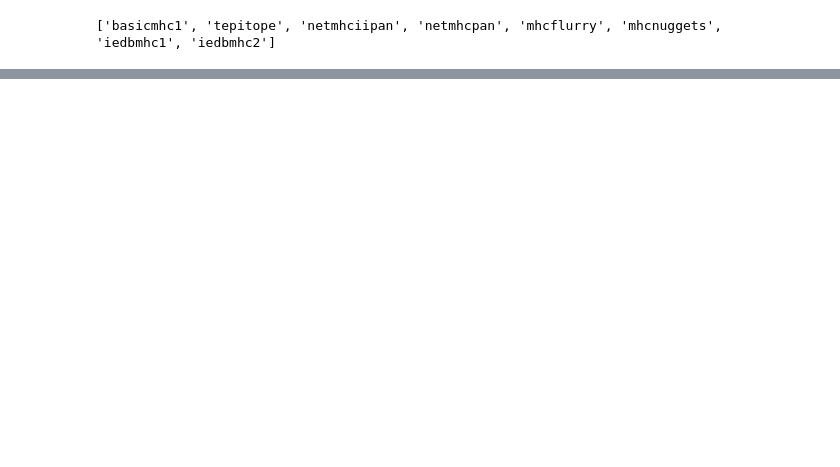
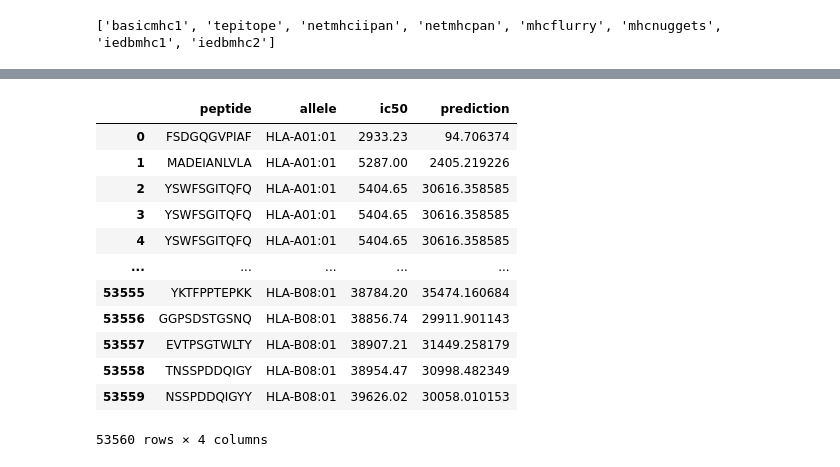
Before and after one commit to covid19-bh-machine-learning/master, a Jupyter notebook: features-predicted-epitopes.ipynb, the cells around one changed output, grey strips where cells are left out. Saved outputs shown, nothing was run; the diff lists cells and outputs as text; code cells hidden in the pictures; blank space fills up the shorter version.

```diff
--- a/features-predicted-epitopes.ipynb
+++ b/features-predicted-epitopes.ipynb
@@ -98,0 +118,16 @@ netmhcpan predictor with results in 5 sequences
+# %%
+display(merged)
+# %% [output]
+|  | peptide | allele | ic50 | prediction |
+| 0 | FSDGQGVPIAF | HLA-A01:01 | 2933.23 | 94.706374 |
+| 1 | MADEIANLVLA | HLA-A01:01 | 5287.00 | 2405.219226 |
+| 2 | YSWFSGITQFQ | HLA-A01:01 | 5404.65 | 30616.358585 |
+| 3 | YSWFSGITQFQ | HLA-A01:01 | 5404.65 | 30616.358585 |
+| 4 | YSWFSGITQFQ | HLA-A01:01 | 5404.65 | 30616.358585 |
+| ... | ... | ... | ... | ... |
+| 53555 | YKTFPPTEPKK | HLA-B08:01 | 38784.20 | 35474.160684 |
+| 53556 | GGPSDSTGSNQ | HLA-B08:01 | 38856.74 | 29911.901143 |
+| 53557 | EVTPSGTWLTY | HLA-B08:01 | 38907.21 | 31449.258179 |
+| 53558 | TNSSPDDQIGY | HLA-B08:01 | 38954.47 | 30998.482349 |
+| 53559 | NSSPDDQIGYY | HLA-B08:01 | 39626.02 | 30058.010153 |
+53560 rows × 4 columns
```
Also changed, not shown: parts of 8 cells of this notebook, 3 other files.
